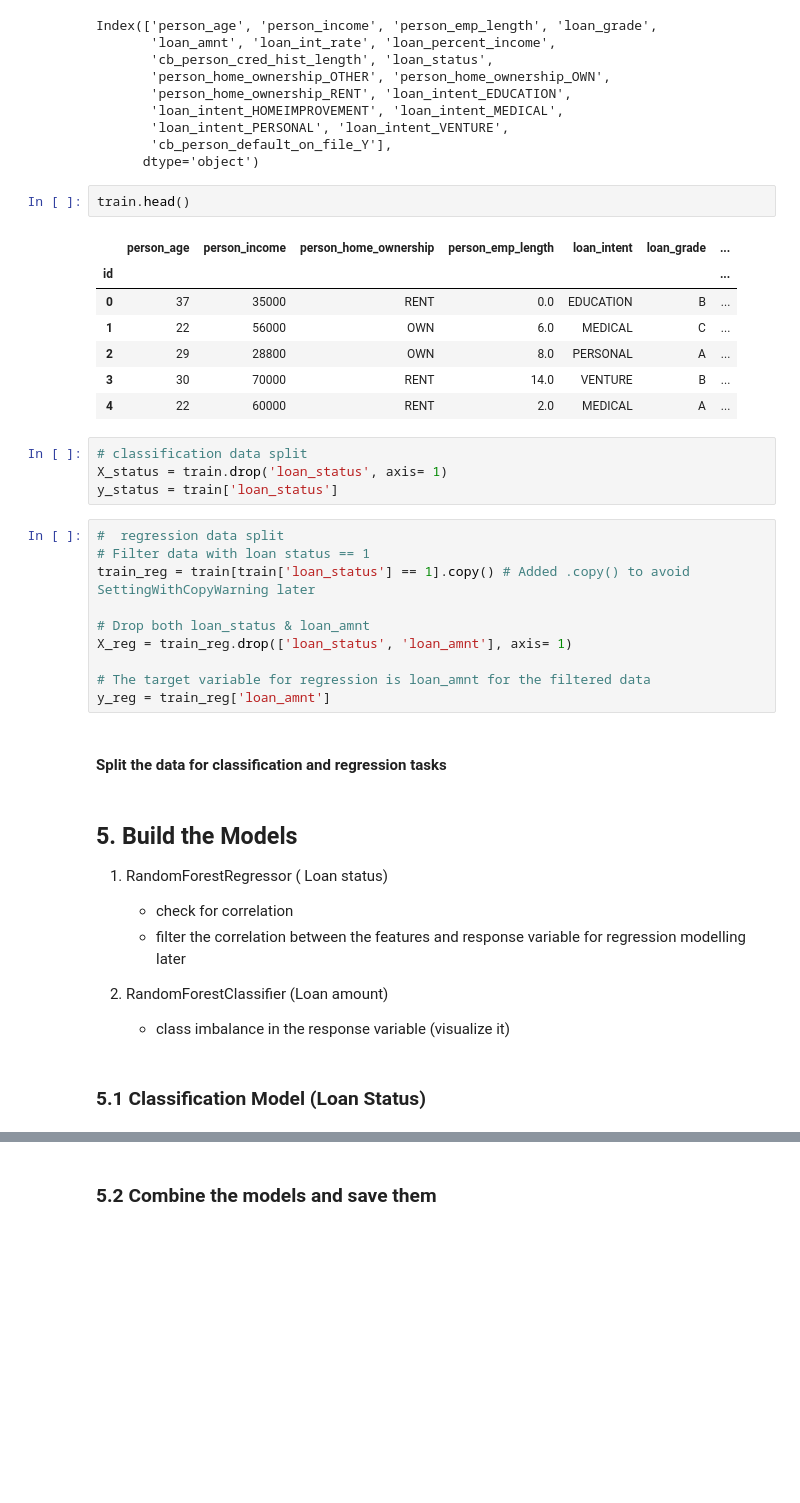
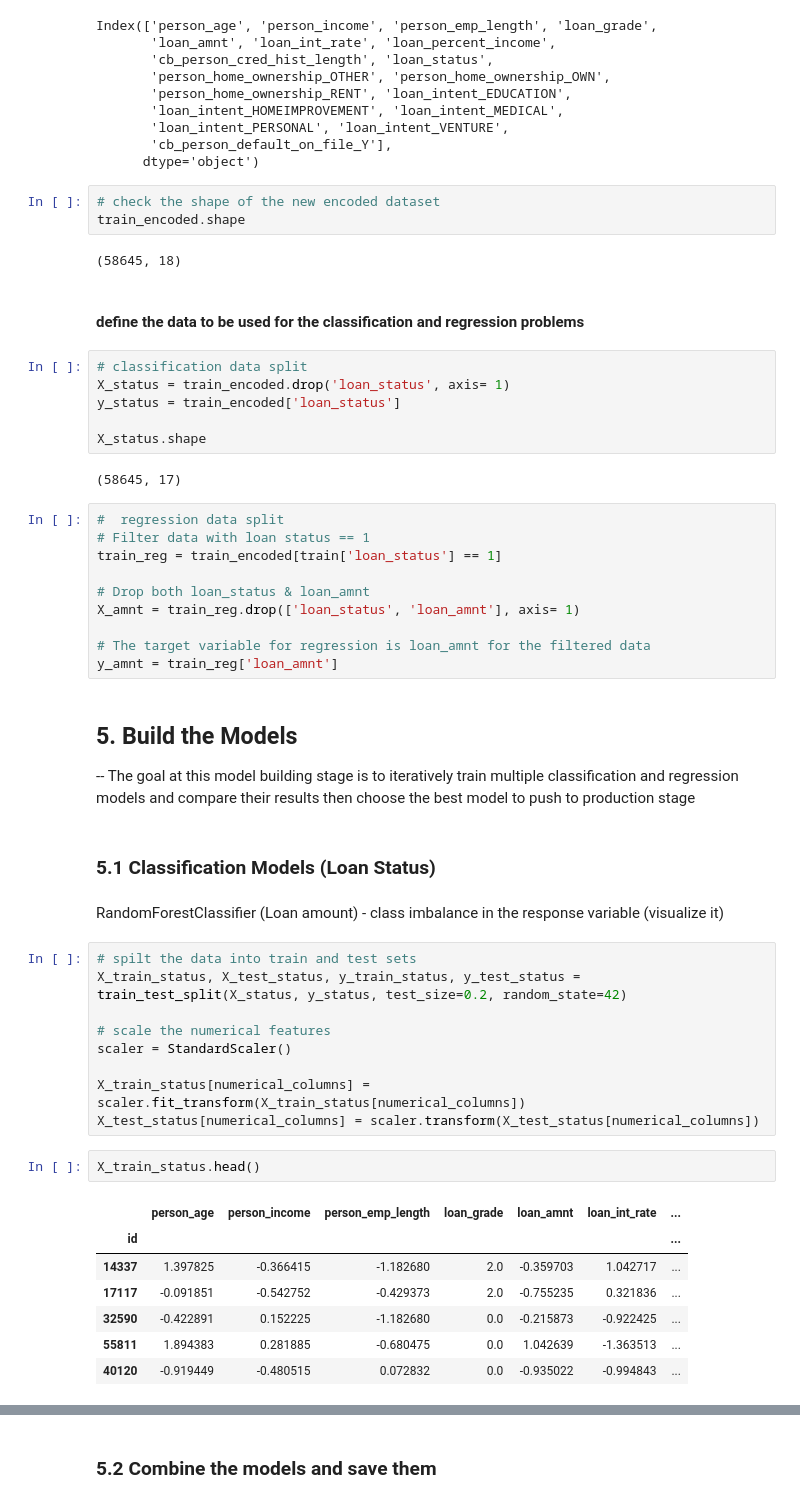
Before and after one commit to Morris-mk/Loan_Approval_Predictor, a Jupyter notebook: project.ipynb, the cells around one changed output, grey strips where cells are left out. Drawn from its saved outputs; the diff is of its cells as text; blank space fills up the shorter version.

```diff
--- a/project.ipynb
+++ b/project.ipynb
@@ -480,39 +464,54 @@ Index(['person_age', 'person_income', 'person_emp_length', 'loan_grade',
        'cb_person_default_on_file_Y'],
       dtype='object')
 # %%
-train.head()
+# check the shape of the new encoded dataset
+train_encoded.shape
 # %% [output]
-|  | person_age | person_income | person_home_ownership | person_emp_length | loan_intent | loan_grade | ... |
-| id |  |  |  |  |  |  | ... |
-| 0 | 37 | 35000 | RENT | 0.0 | EDUCATION | B | ... |
-| 1 | 22 | 56000 | OWN | 6.0 | MEDICAL | C | ... |
-| 2 | 29 | 28800 | OWN | 8.0 | PERSONAL | A | ... |
-| 3 | 30 | 70000 | RENT | 14.0 | VENTURE | B | ... |
-| 4 | 22 | 60000 | RENT | 2.0 | MEDICAL | A | ... |
+(58645, 18)
+# %% [markdown]
+#### define the data to be used for the classification and regression problems
 # %%
 # classification data split
-X_status = train.drop('loan_status', axis= 1)
-y_status = train['loan_status']
+X_status = train_encoded.drop('loan_status', axis= 1)
+y_status = train_encoded['loan_status']
+
+X_status.shape
+# %% [output]
+(58645, 17)
 # %%
 #  regression data split
 # Filter data with loan status == 1
-train_reg = train[train['loan_status'] == 1].copy() # Added .copy() to avoid SettingWithCopyWarning later
+train_reg = train_encoded[train['loan_status'] == 1]
 
 # Drop both loan_status & loan_amnt
-X_reg = train_reg.drop(['loan_status', 'loan_amnt'], axis= 1)
+X_amnt = train_reg.drop(['loan_status', 'loan_amnt'], axis= 1)
 
 # The target variable for regression is loan_amnt for the filtered data
-y_reg = train_reg['loan_amnt']
+y_amnt = train_reg['loan_amnt']
-# %% [markdown]
-#### Split the data for classification and regression tasks
 # %% [markdown]
 ## 5. Build the Models
-
-1. RandomForestRegressor ( Loan status)
-    - check for correlation
-    - filter the correlation between the features and response variable for regression modelling later
-
-2. RandomForestClassifier (Loan amount)
-    - class imbalance in the response variable (visualize it)
+-- The goal at this model building stage is to iteratively train multiple classification and regression models and compare their results then choose the best model to push to production stage
 # %% [markdown]
-### 5.1 Classification Model (Loan Status)
+### 5.1 Classification Models (Loan Status)
+# %% [markdown]
+ RandomForestClassifier (Loan amount)
+    - class imbalance in the response variable (visualize it)
+# %%
+# spilt the data into train and test sets
+X_train_status, X_test_status, y_train_status, y_test_status = train_test_split(X_status, y_status, test_size=0.2, random_state=42)
+
+# scale the numerical features
+scaler = StandardScaler()
+
+X_train_status[numerical_columns] = scaler.fit_transform(X_train_status[numerical_columns])
+X_test_status[numerical_columns] = scaler.transform(X_test_status[numerical_columns])
+# %%
+X_train_status.head()
+# %% [output]
+|  | person_age | person_income | person_emp_length | loan_grade | loan_amnt | loan_int_rate | ... |
+| id |  |  |  |  |  |  | ... |
+| 14337 | 1.397825 | -0.366415 | -1.182680 | 2.0 | -0.359703 | 1.042717 | ... |
+| 17117 | -0.091851 | -0.542752 | -0.429373 | 2.0 | -0.755235 | 0.321836 | ... |
+| 32590 | -0.422891 | 0.152225 | -1.182680 | 0.0 | -0.215873 | -0.922425 | ... |
+| 55811 | 1.894383 | 0.281885 | -0.680475 | 0.0 | 1.042639 | -1.363513 | ... |
+| 40120 | -0.919449 | -0.480515 | 0.072832 | 0.0 | -0.935022 | -0.994843 | ... |
```
Also changed, not shown: parts of 24 cells of this notebook.
